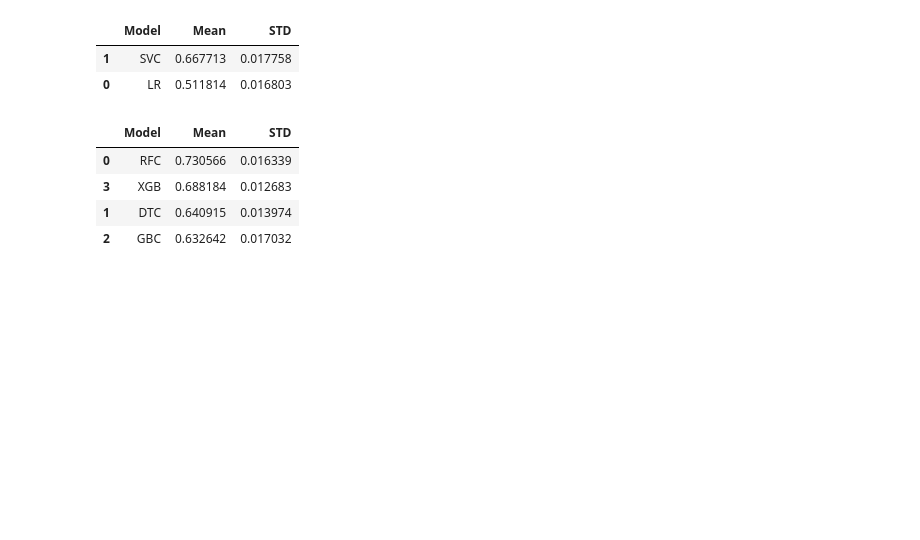
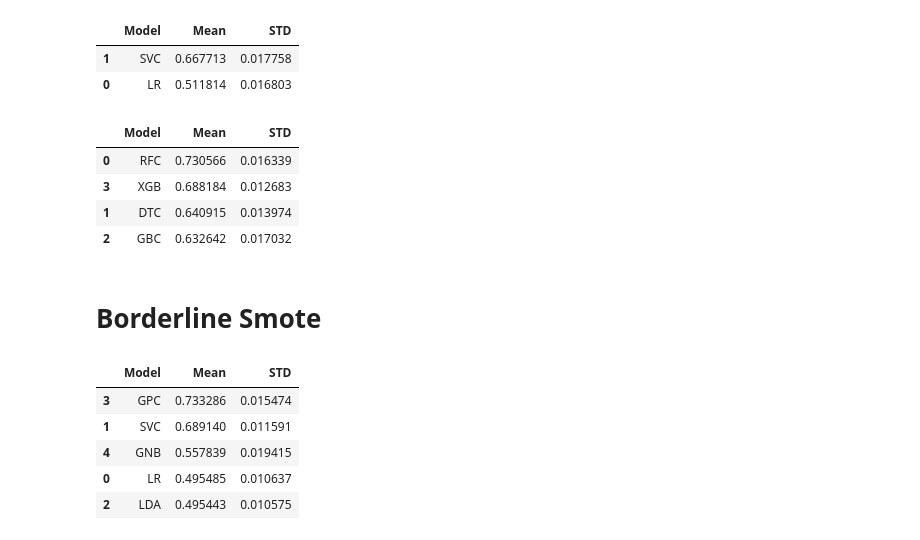
Before and after one commit to MaukanMir/Water-Quality-Classification, a Jupyter notebook: training.ipynb, the cells around one changed output. Cells and saved outputs as stored; diff of their text form; code cells hidden in the pictures; blank space fills up the shorter version.

Commit message:
testing new models

```diff
--- a/training.ipynb
+++ b/training.ipynb
@@ -313,3 +313,18 @@ testing_selected_models(names, models, X_smote, y_smote)
 | 3 | XGB | 0.688184 | 0.012683 |
 | 1 | DTC | 0.640915 | 0.013974 |
 | 2 | GBC | 0.632642 | 0.017032 |
+# %% [markdown]
+# Borderline Smote
+# %%
+X_bl, y_bl = get_over_sampling_methods(X, y, "BL-SMOTE")
+# %%
+names = ['LR', 'SVC', 'LDA', 'GPC', 'GNB']
+models = get_selected_models(names)
+testing_selected_models(names, models, X_bl, y_bl)
+# %% [output]
+|  | Model | Mean | STD |
+| 3 | GPC | 0.733286 | 0.015474 |
+| 1 | SVC | 0.689140 | 0.011591 |
+| 4 | GNB | 0.557839 | 0.019415 |
+| 0 | LR | 0.495485 | 0.010637 |
+| 2 | LDA | 0.495443 | 0.010575 |
```
Also changed, not shown: parts of 5 cells of this notebook.
